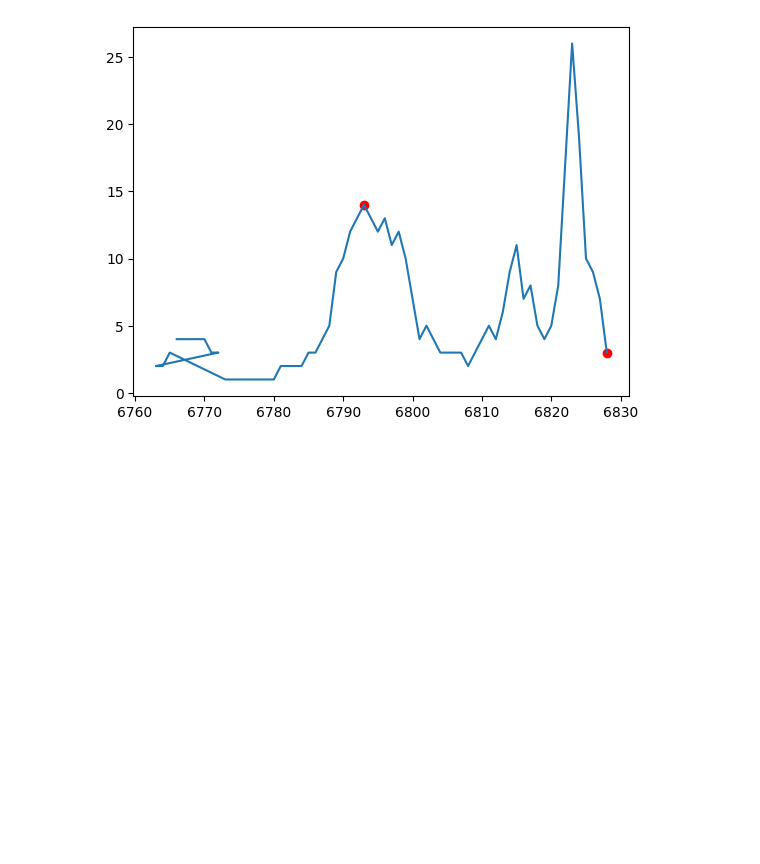
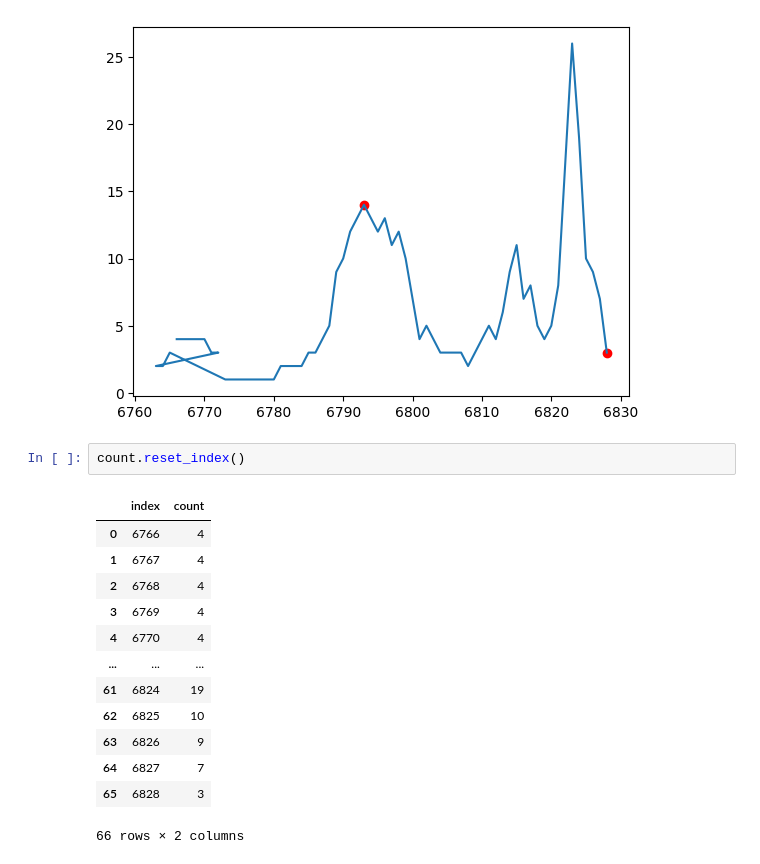
Before and after one commit to honua-dmg/Market_Filtering, a Jupyter notebook: AMT.ipynb, the cells around one changed output. Cells and saved outputs as stored; diff of their text form; blank space fills up the shorter version.

```diff
--- a/AMT.ipynb
+++ b/AMT.ipynb
@@ -123,6 +129,22 @@ ax.scatter([VAL,VAH],count['count'].loc[[VAL,VAH]],color='red')
 # %% [output]
 <matplotlib.collections.PathCollection at 0x...>
 [figure]
+# %%
+count.reset_index()
+# %% [output]
+|  | index | count |
+| 0 | 6766 | 4 |
+| 1 | 6767 | 4 |
+| 2 | 6768 | 4 |
+| 3 | 6769 | 4 |
+| 4 | 6770 | 4 |
+| ... | ... | ... |
+| 61 | 6824 | 19 |
+| 62 | 6825 | 10 |
+| 63 | 6826 | 9 |
+| 64 | 6827 | 7 |
+| 65 | 6828 | 3 |
+66 rows × 2 columns
 # %%
 
 def getValueArea(df:pd.DataFrame):
```
Also changed, not shown: parts of 6 cells of this notebook.
